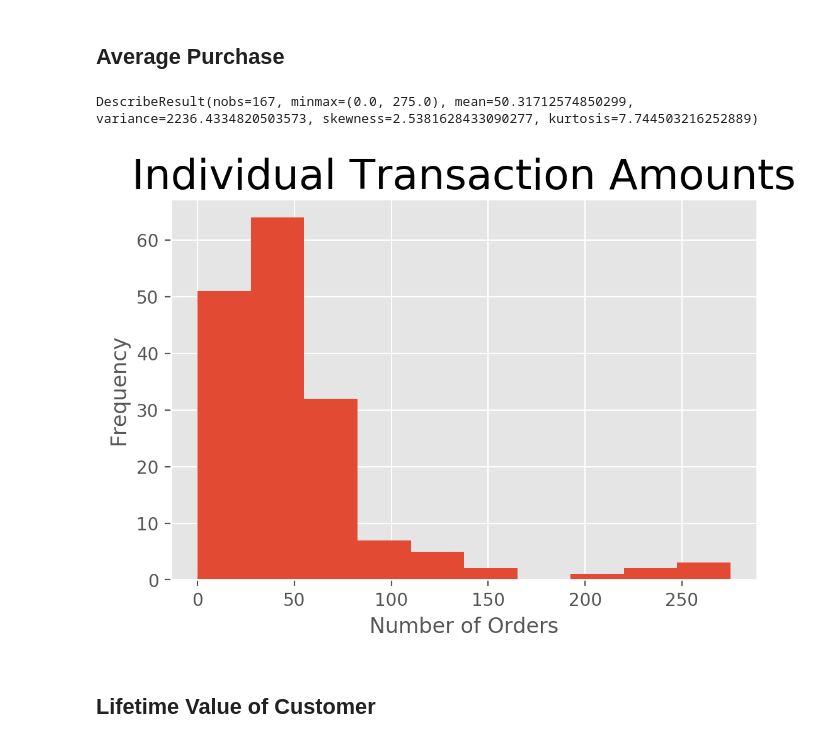
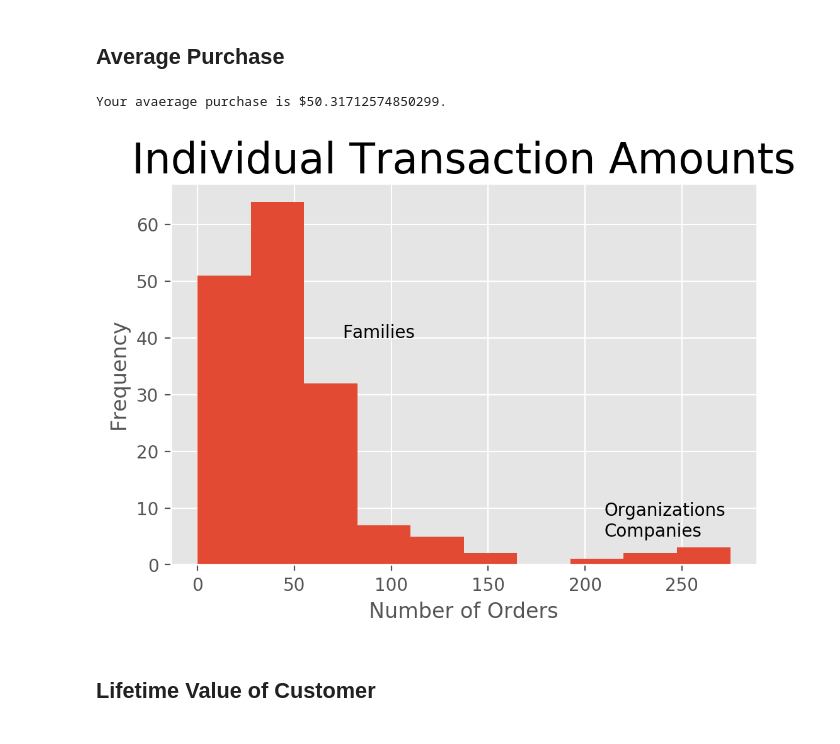
Before and after one commit to wlifferth/bbb, a Jupyter notebook: BBB Customer Analysis.ipynb, the cells around one changed output. Drawn from its saved outputs; the diff is of its cells as text; code cells hidden in the pictures.

```diff
--- a/BBB Customer Analysis.ipynb
+++ b/BBB Customer Analysis.ipynb
@@ -55,9 +46,12 @@ Out of 107 total customers:
 # %% [markdown]
 ## Average Purchase
-# %%
-average_purchase(df['Net Sales'])
-# %% [output]
-DescribeResult(nobs=167, minmax=(0.0, 275.0), mean=50.31712574850299, variance=2236.4334820503573, skewness=2.5381628433090277, kurtosis=7.744503216252889)
-[figure, removed]
+# %%
+average_purchase(df['Net Sales'])
+plt.annotate("Families", xy=(75, 40))
+plt.annotate("Organizations\nCompanies", xy=(210, 5))
+plt.show()
+# %% [output]
+Your avaerage purchase is $50.31712574850299.
+[figure, added]
 # %% [markdown]
 ## Lifetime Value of Customer
```
Also changed, not shown: parts of 8 cells of this notebook.
